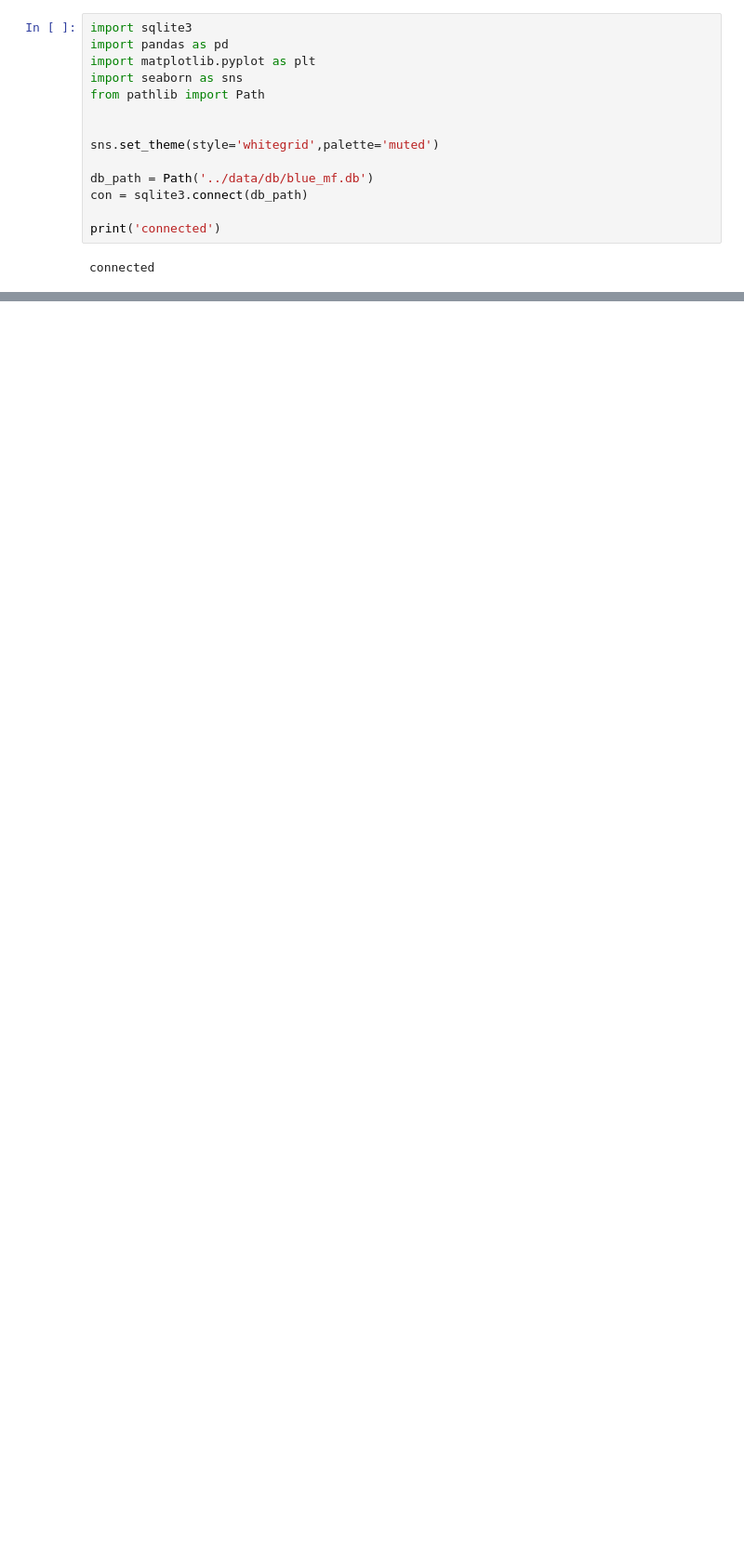
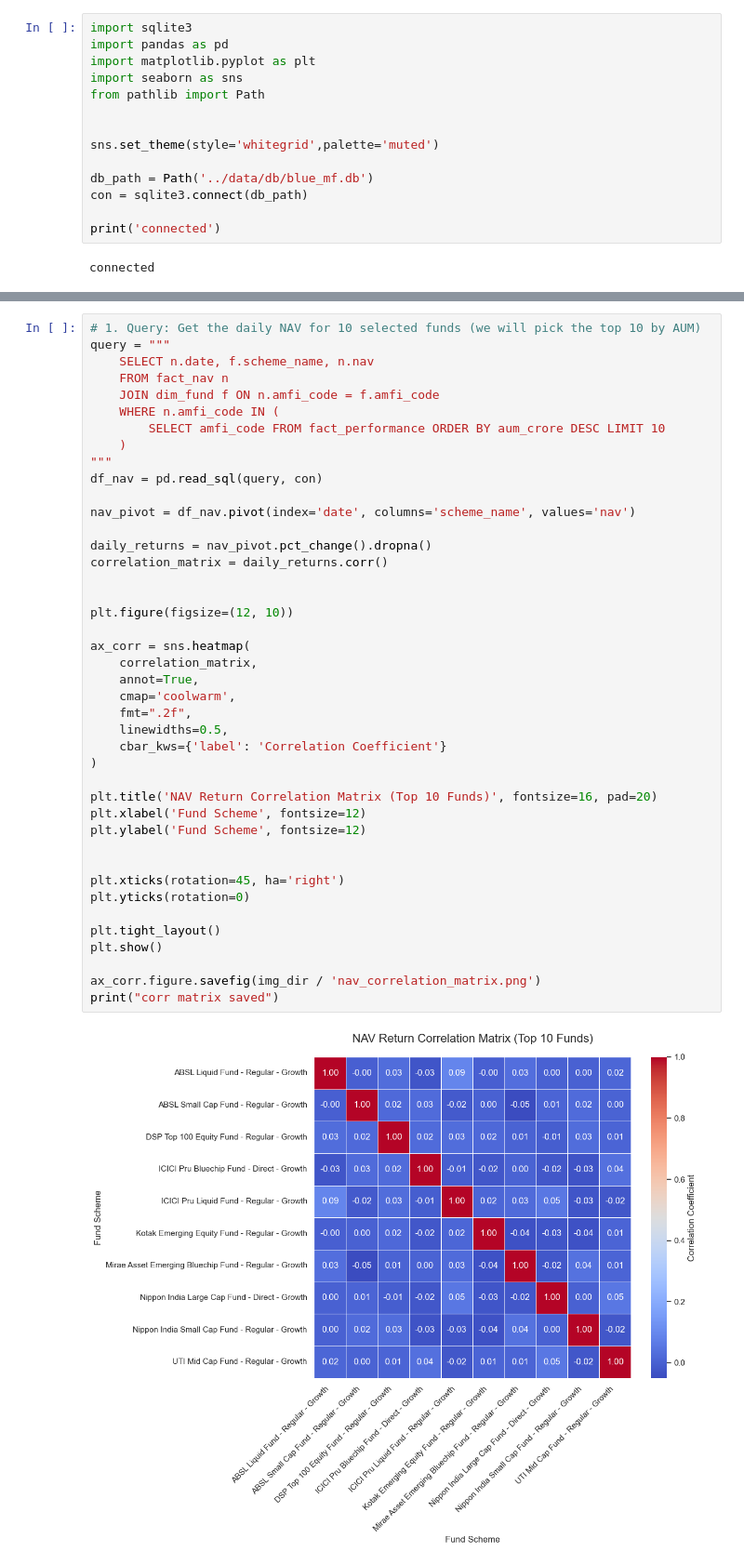
Before and after one commit to devkumar2313/bluestock_mf_capstone, a Jupyter notebook: notebooks/03_data_analysis.ipynb, the cells around one changed output, grey strips where cells are left out. Shown at 93% size. Cells and saved outputs as stored; diff of their text form; blank space fills up the shorter version.

Commit message:
Completed Day 4 Performance Analytics

```diff
--- a/notebooks/03_data_analysis.ipynb
+++ b/notebooks/03_data_analysis.ipynb
@@ -153,0 +233,44 @@ Passing `palette` without assigning `hue` is deprecated and will be removed in v
+# %%
+# 1. Query: Get the daily NAV for 10 selected funds (we will pick the top 10 by AUM)
+query = """
+    SELECT n.date, f.scheme_name, n.nav
+    FROM fact_nav n
+    JOIN dim_fund f ON n.amfi_code = f.amfi_code
+    WHERE n.amfi_code IN (
+        SELECT amfi_code FROM fact_performance ORDER BY aum_crore DESC LIMIT 10
+    )
+"""
+df_nav = pd.read_sql(query, con)
+
+nav_pivot = df_nav.pivot(index='date', columns='scheme_name', values='nav')
+
+daily_returns = nav_pivot.pct_change().dropna()
+correlation_matrix = daily_returns.corr()
+
+
+plt.figure(figsize=(12, 10))
+
+ax_corr = sns.heatmap(
+    correlation_matrix,
+    annot=True,
+    cmap='coolwarm',
+    fmt=".2f",
+    linewidths=0.5,
+    cbar_kws={'label': 'Correlation Coefficient'}
+)
+
+plt.title('NAV Return Correlation Matrix (Top 10 Funds)', fontsize=16, pad=20)
+plt.xlabel('Fund Scheme', fontsize=12)
+plt.ylabel('Fund Scheme', fontsize=12)
+
+
+plt.xticks(rotation=45, ha='right')
+plt.yticks(rotation=0)
+
+plt.tight_layout()
+plt.show()
+
+ax_corr.figure.savefig(img_dir / 'nav_correlation_matrix.png')
+print("corr matrix saved")
+# %% [output]
+[figure, added]
```
Also changed, not shown: parts of 10 cells of this notebook, 20 other files.
